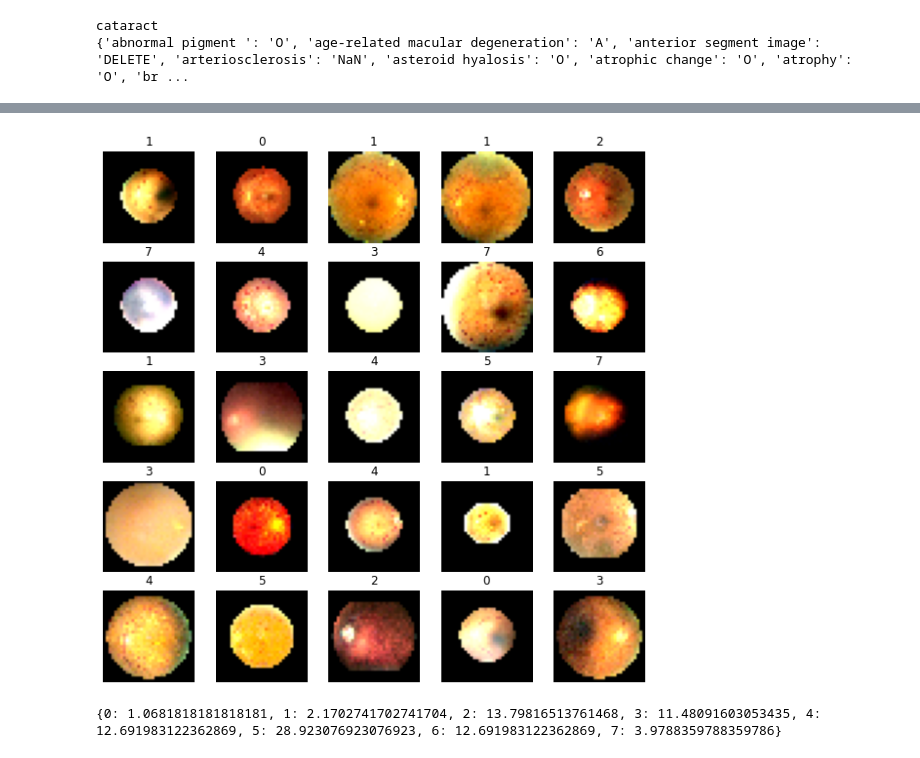
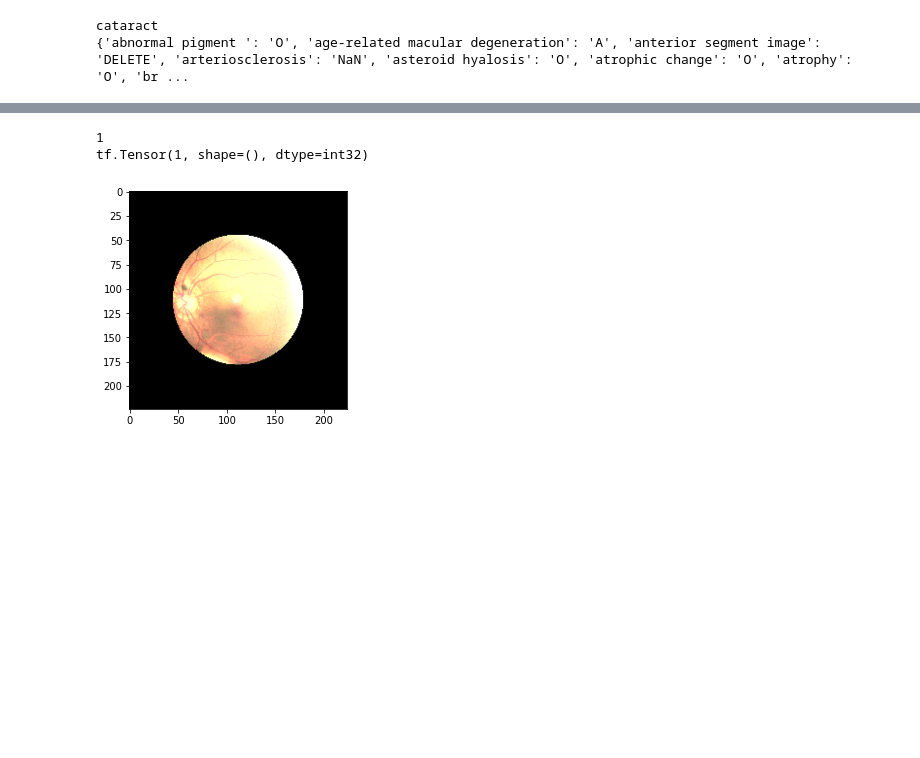
Before and after one commit to GrzegorzMeller/AlgorithmsForMassiveData, a Jupyter notebook: OCULAR_DISEASE_RECOGNITION.ipynb, the cells around one changed output, grey strips where cells are left out. Cells and saved outputs as stored; diff of their text form; code cells hidden in the pictures; blank space fills up the shorter version.

```diff
--- a/OCULAR_DISEASE_RECOGNITION.ipynb
+++ b/OCULAR_DISEASE_RECOGNITION.ipynb
@@ -271,21 +260,19 @@ def prepare_for_training(ds, cache=True, shuffle_buffer_size=1000):
   # This is a small dataset, only load it once, and keep it in memory.
   # use `.cache(filename)` to cache preprocessing work for datasets that don't
   # fit in memory.
-  if cache:
-    if isinstance(cache, str):
-      ds = ds.cache(cache)
-    else:
-      ds = ds.cache()
+  ds = ds.cache()
+  ds = ds.shuffle(buffer_size=shuffle_buffer_size, reshuffle_each_iteration=False)
+  ds = ds.repeat()
+  ds = ds.batch(BATCH_SIZE, drop_remainder=True)
+  ds = ds.prefetch(buffer_size=AUTOTUNE)
+  return ds
 
-  ds = ds.shuffle(buffer_size=shuffle_buffer_size)
-
-  # Repeat forever
+def prepare_for_testing(ds, cache=True, shuffle_buffer_size=1000):
+  # This is a small dataset, only load it once, and keep it in memory.
+  # use `.cache(filename)` to cache preprocessing work for datasets that don't
+  # fit in memory.
+  ds = ds.cache()
+  ds = ds.batch(32, drop_remainder=True) #all elemetnts for training should be batched in one!
   ds = ds.repeat()
 
-  ds = ds.batch(BATCH_SIZE)
-
-  # `prefetch` lets the dataset fetch batches in the background while the model
-  # is training.
-  ds = ds.prefetch(buffer_size=AUTOTUNE)
-
   return ds
@@ -305,20 +279,17 @@ def show_batch(image_batch, label_batch):
-# %%
-show_batch(image_batch.numpy(), label_batch.numpy())
-# %% [output]
-[figure, removed]
-# %%
-#calculating class weights
-total = 6016
-weight_for_N = (1 / N)*(total)/2.0
-weight_for_D = (1 / D)*(total)/2.0
-weight_for_G = (1 / G)*(total)/2.0
-weight_for_C = (1 / C)*(total)/2.0
-weight_for_A = (1 / A)*(total)/2.0
-weight_for_H = (1 / H)*(total)/2.0
-weight_for_M = (1 / M)*(total)/2.0
-weight_for_O = (1 / O)*(total)/2.0
-
-class_weight = {0 : weight_for_N, 1 : weight_for_D, 2 : weight_for_G, 3 : weight_for_C, 4 : weight_for_A, 5 : weight_for_H, 6 : weight_for_M, 7 : weight_for_O}
-print(class_weight)
-# %% [output]
-{0: 1.0681818181818181, 1: 2.1702741702741704, 2: 13.79816513761468, 3: 11.48091603053435, 4: 12.691983122362869, 5: 28.923076923076923, 6: 12.691983122362869, 7: 3.9788359788359786}
+# %%
+final_train_ds = prepare_for_training(resampled_named_ds,cache=True,shuffle_buffer_size=10)
+final_test_ds = prepare_for_testing(test_named_ds,cache=True,shuffle_buffer_size=100)
+# %%
+i=0
+for example in final_train_ds.take(1):
+  image, label = example
+  i+=1
+  print(i)
+  break
+im, lab = image[14], label[14]
+plt.imshow(im)
+print(lab)
+# %% [output]
+1
+tf.Tensor(1, shape=(), dtype=int32)
+[figure, added]
```
Also changed, not shown: parts of 16 cells of this notebook.
